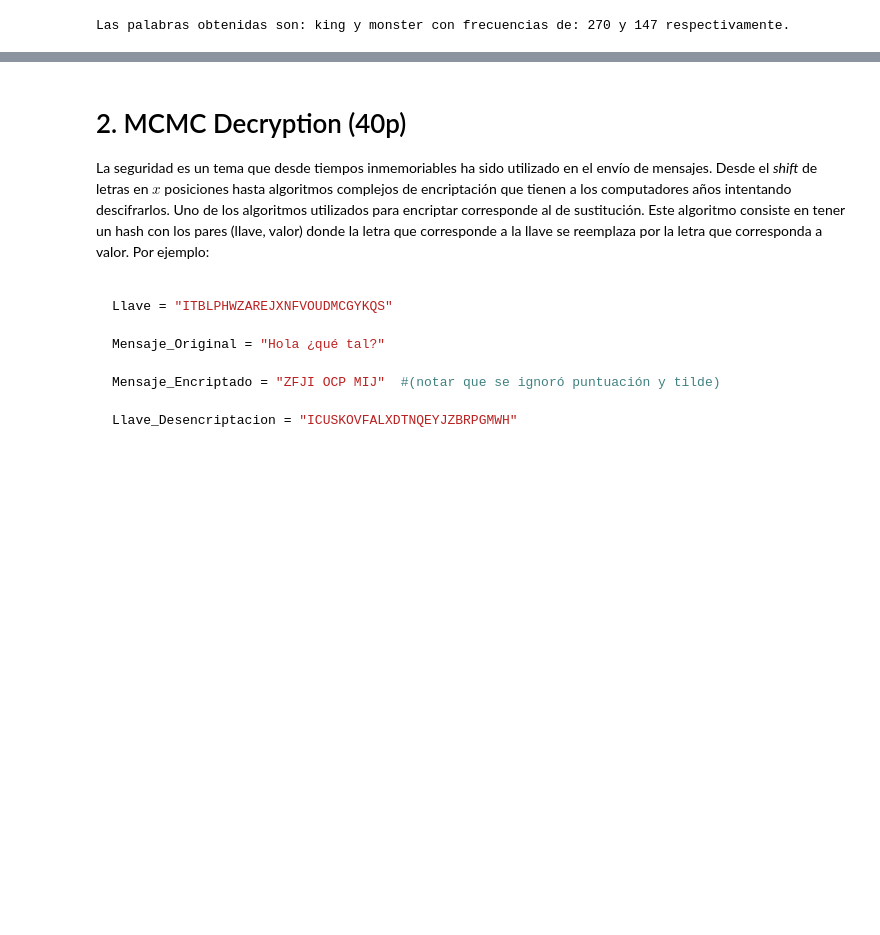
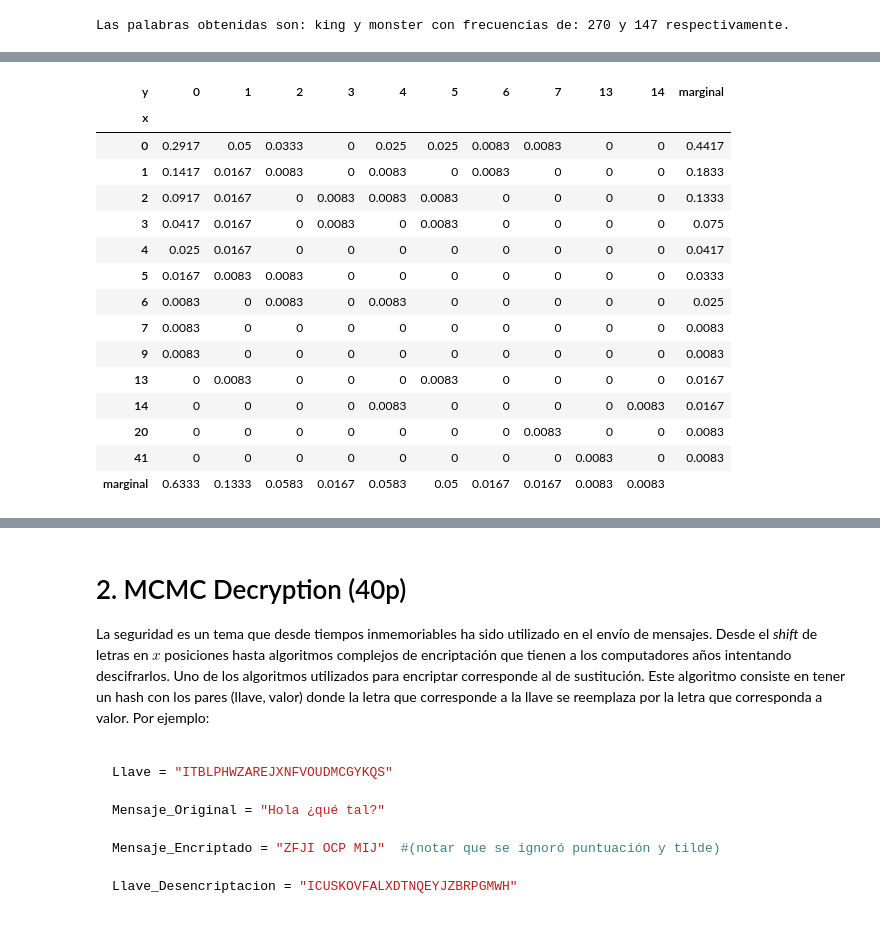
Before and after one commit to dmedelba/Lab3-Estaca, a Jupyter notebook: Laboratorio 3.ipynb, the cells around one changed output, grey strips where cells are left out. Saved outputs shown, nothing was run; the diff lists cells and outputs as text; code cells hidden in the pictures; blank space fills up the shorter version.

```diff
--- a/Laboratorio 3.ipynb
+++ b/Laboratorio 3.ipynb
@@ -404,5 +321,5 @@ Para continuar, se trabajara con las siguientes variables aleatorias:
 # %%
-# Función para contar las apariciones de las palabras especificadas en cada subdivision del corpus
+# Función para contar las apariciones de las palabras especificadas en cada subdivisión del corpus
 def cuentaEspecifica(tamPalabras, palabra1, palabra2):
     cuenta_total = list()
     cuenta_parte = {palabra1: 0, palabra2: 0}
@@ -429,33 +346,76 @@ def cuentaEspecifica(tamPalabras, palabra1, palabra2):
                 nParte += 1
     corpus.close()
     return cuenta_total
-# Búsqueda de palabras
+
+## Búsqueda de palabras
+
+# Cálculo de tamaño según divisiones
 nDivisiones = 120
 tamDivisiones = int(nPalabras/nDivisiones)
-print(tamDivisiones)
 resultados = cuentaEspecifica(tamDivisiones, palabra1, palabra2)
+
 # Muestra de resultados
 indices = ['parte '+str(elem) for elem in list(range(1, len(resultados)+1))]
 df_res = pd.DataFrame(resultados, index=indices)
-print('Número de apariciones de las palabras en las partes del corpus:')
 
+# DF fdp multivariada
 df_conjunto = df_res.groupby(by=[palabra1, palabra2]).size().reset_index(name="frecuencia")
-#display(df_conjunto)
+df_conjunto['prob'] = round(df_conjunto.frecuencia/nDivisiones, 4)
 
-#df_test = pd.DataFrame(df_conjunto.frecuencia, columns = df_conjunto.monster.index, index = df_conjunto.king.index)
-#df_test
-df_test = pd.DataFrame()
-test = dict()
-indexes = []
+# DF fdp marginal 'king'
+df_pal1 = df_res.groupby(by=[palabra1]).size().reset_index(name="frecuencia")
+df_pal1['prob'] = round(df_pal1.frecuencia/nDivisiones , 4)
+
+# DF fdp marginal 'monster'
+df_pal2 = df_res.groupby(by=[palabra2]).size().reset_index(name="frecuencia")
+df_pal2['prob'] = round(df_pal2.frecuencia/nDivisiones , 4)
+
+# Formular dataframe con fdp multivariada
+# Llenar etiquetas filas y columnas
+df_fdp = pd.DataFrame(index = df_pal1.king.values, columns = df_pal2.monster.values)
+df_pal1.king.values
+df_pal2.monster.values
+df_fdp.fillna(0, inplace=True)
+df_fdp = df_fdp.astype(float)
+# Llenar datos
 for index, row in df_conjunto.iterrows():
-    print(row[0], row[1], row[2])
-    if row[0] not in indexes:
-        indexes.append(row[0])
-    if row[1] in test.keys():
-        test[row[1]].append(row[2])
-    else:
-        test[row[1]] = [row[2]]
-print(indexes)
-print(test)
-#pd.DataFrame(test, index = indexes)
+    i, j = row[0], row[1]
+    prob = row[3]
+    df_fdp[j][i] = prob
+df_fdp.rename_axis(index=['x'], columns=['y'], inplace=True)
+
+# Llenado de filas, columnas con marginales
+df_fdp['marginal'] = df_pal1.prob
+for index, row in df_pal1.iterrows():
+    fila = row[0]
+    prob = row[2]
+    df_fdp['marginal'][fila] = prob
+df_fdp.loc['marginal'] = df_pal2.prob
+for index, row in df_pal2.iterrows():
+    col = row[0]
+    prob = row[2]
+    df_fdp[col]['marginal'] = prob
+
+# Limpieza resultado
+df_fdp = df_fdp.astype(str)
+df_fdp['marginal']['marginal'] = ''
+df_fdp.replace('0.0', '0', inplace=True)
+
+print('\nProbabilidades aproximadas para cada combinación x, y: (incluyendo marginales)\n')
+display(df_fdp)
+
+# Formulación de multiplicación de marginales
+df_marginales = df_fdp.copy()
+df_marginales.drop('marginal', axis=0, inplace=True)
+df_marginales.drop('marginal', axis=1, inplace=True)
+for index, row in df_pal1.iterrows():
+    fila = row[0]
+    prob_i = row[2]
+    for index, col in df_pal2.iterrows():
+        columna = col[0]
+        prob_j = col[2]
+        df_marginales[columna][fila] = round(prob_i * prob_j, 5)
+
+print('\nMultiplicación probabilidades marginales para cada x, y:\n')
+df_marginales
 # %% [output]
@@ -478,0 +423,16 @@ Número de apariciones de las palabras en las partes del corpus:
+| y | 0 | 1 | 2 | 3 | 4 | 5 | 6 | 7 | 13 | 14 | marginal |
+| x |  |  |  |  |  |  |  |  |  |  |  |
+| 0 | 0.2917 | 0.05 | 0.0333 | 0 | 0.025 | 0.025 | 0.0083 | 0.0083 | 0 | 0 | 0.4417 |
+| 1 | 0.1417 | 0.0167 | 0.0083 | 0 | 0.0083 | 0 | 0.0083 | 0 | 0 | 0 | 0.1833 |
+| 2 | 0.0917 | 0.0167 | 0 | 0.0083 | 0.0083 | 0.0083 | 0 | 0 | 0 | 0 | 0.1333 |
+| 3 | 0.0417 | 0.0167 | 0 | 0.0083 | 0 | 0.0083 | 0 | 0 | 0 | 0 | 0.075 |
+| 4 | 0.025 | 0.0167 | 0 | 0 | 0 | 0 | 0 | 0 | 0 | 0 | 0.0417 |
+| 5 | 0.0167 | 0.0083 | 0.0083 | 0 | 0 | 0 | 0 | 0 | 0 | 0 | 0.0333 |
+| 6 | 0.0083 | 0 | 0.0083 | 0 | 0.0083 | 0 | 0 | 0 | 0 | 0 | 0.025 |
+| 7 | 0.0083 | 0 | 0 | 0 | 0 | 0 | 0 | 0 | 0 | 0 | 0.0083 |
+| 9 | 0.0083 | 0 | 0 | 0 | 0 | 0 | 0 | 0 | 0 | 0 | 0.0083 |
+| 13 | 0 | 0.0083 | 0 | 0 | 0 | 0.0083 | 0 | 0 | 0 | 0 | 0.0167 |
+| 14 | 0 | 0 | 0 | 0 | 0.0083 | 0 | 0 | 0 | 0 | 0.0083 | 0.0167 |
+| 20 | 0 | 0 | 0 | 0 | 0 | 0 | 0 | 0.0083 | 0 | 0 | 0.0083 |
+| 41 | 0 | 0 | 0 | 0 | 0 | 0 | 0 | 0 | 0.0083 | 0 | 0.0083 |
+| marginal | 0.6333 | 0.1333 | 0.0583 | 0.0167 | 0.0583 | 0.05 | 0.0167 | 0.0167 | 0.0083 | 0.0083 |  |
```
Also changed, not shown: parts of 17 cells of this notebook, 1 other file.
